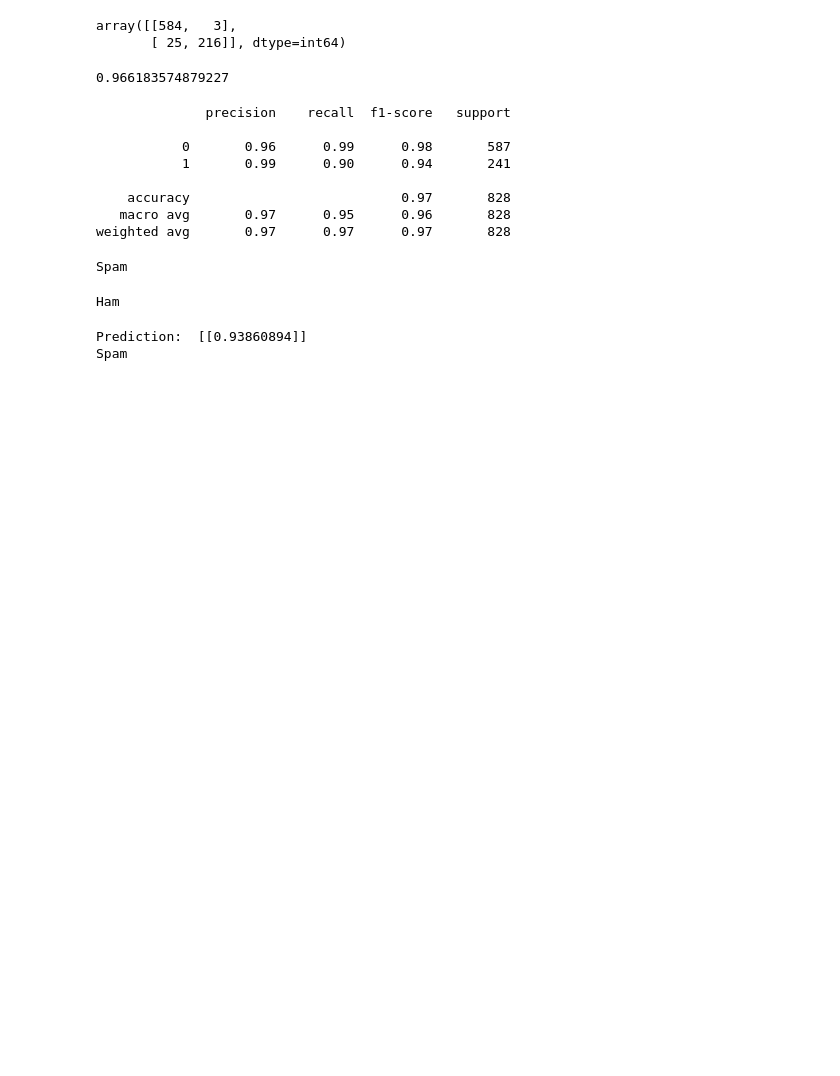
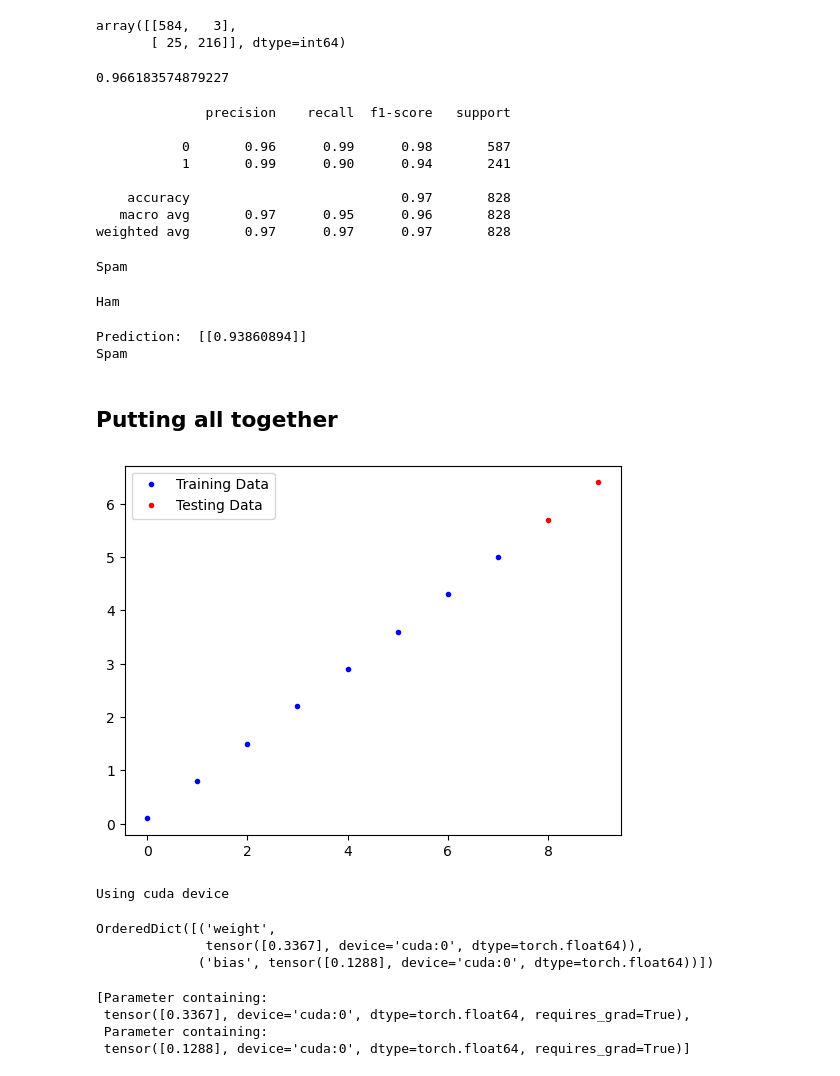
Before and after one commit to kowshik24/pytorch-practice, a Jupyter notebook: Introduction-Pytorch.ipynb, the cells around one changed output. Drawn from its saved outputs; the diff is of its cells as text; code cells hidden in the pictures; blank space fills up the shorter version.

```diff
--- a/Introduction-Pytorch.ipynb
+++ b/Introduction-Pytorch.ipynb
@@ -555,3 +555,5 @@ print("Spam" if prediction[0][0] == 1 else "Ham")
 # %% [output]
 Prediction:  [[0.93860894]]
 Spam
+# %% [markdown]
+## Putting all together
@@ -557,0 +564,33 @@ Spam
+# %%
+# Set a random seed for reproducibility
+torch.manual_seed(42)
+
+# Data Set Preparation
+weight = 0.7
+bias = 0.1
+
+X = torch.arange(10).float()
+y = weight * X + bias
+
+# Split the data into training and testing set
+
+X_train , y_train = X[:8], y[:8]
+X_test , y_test = X[8:] , y[8:]
+# %%
+import matplotlib.pyplot as plt
+
+#Plot the training and testing data
+
+plt.plot(X_train,y_train, '.', label = 'Training Data', color = 'blue')
+plt.plot(X_test, y_test , '.', label = 'Testing Data', color = 'red')
+plt.legend()
+plt.show()
+# %% [output]
+[figure, added]
+# %%
+# Device agnostic code
+device = "cuda" if torch.cuda.is_available() else "cpu"
+
+print(f"Using {device} device")
+# %% [output]
+Using cuda device
@@ -557,0 +612,15 @@ Spam
+# %%
+model_0 = LinearRegressionModel()
+model_0.to(device=device)
+model_0.state_dict()
+# %% [output]
+OrderedDict([('weight',
+              tensor([0.3367], device='cuda:0', dtype=torch.float64)),
+             ('bias', tensor([0.1288], device='cuda:0', dtype=torch.float64))])
+# %%
+list(model_0.parameters())
+# %% [output]
+[Parameter containing:
+ tensor([0.3367], device='cuda:0', dtype=torch.float64, requires_grad=True),
+ Parameter containing:
+ tensor([0.1288], device='cuda:0', dtype=torch.float64, requires_grad=True)]
```
Also changed, not shown: parts of 10 cells of this notebook.
